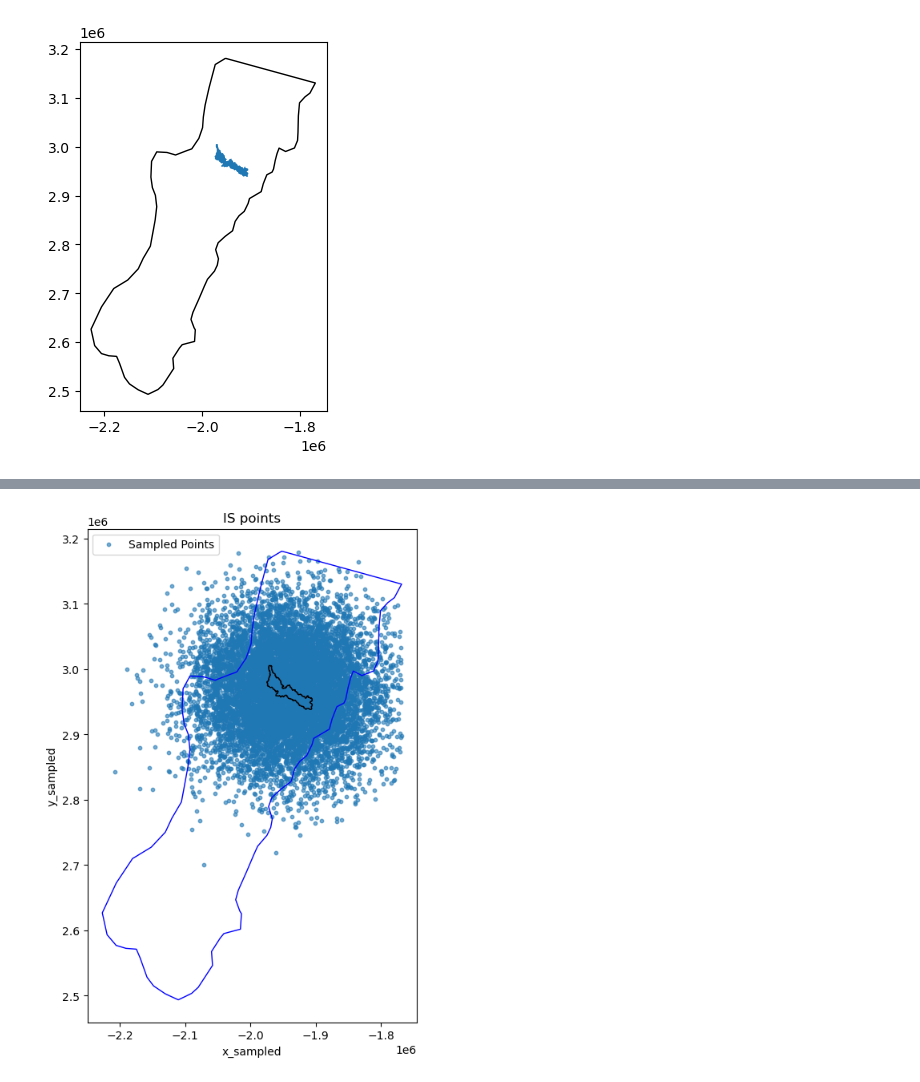
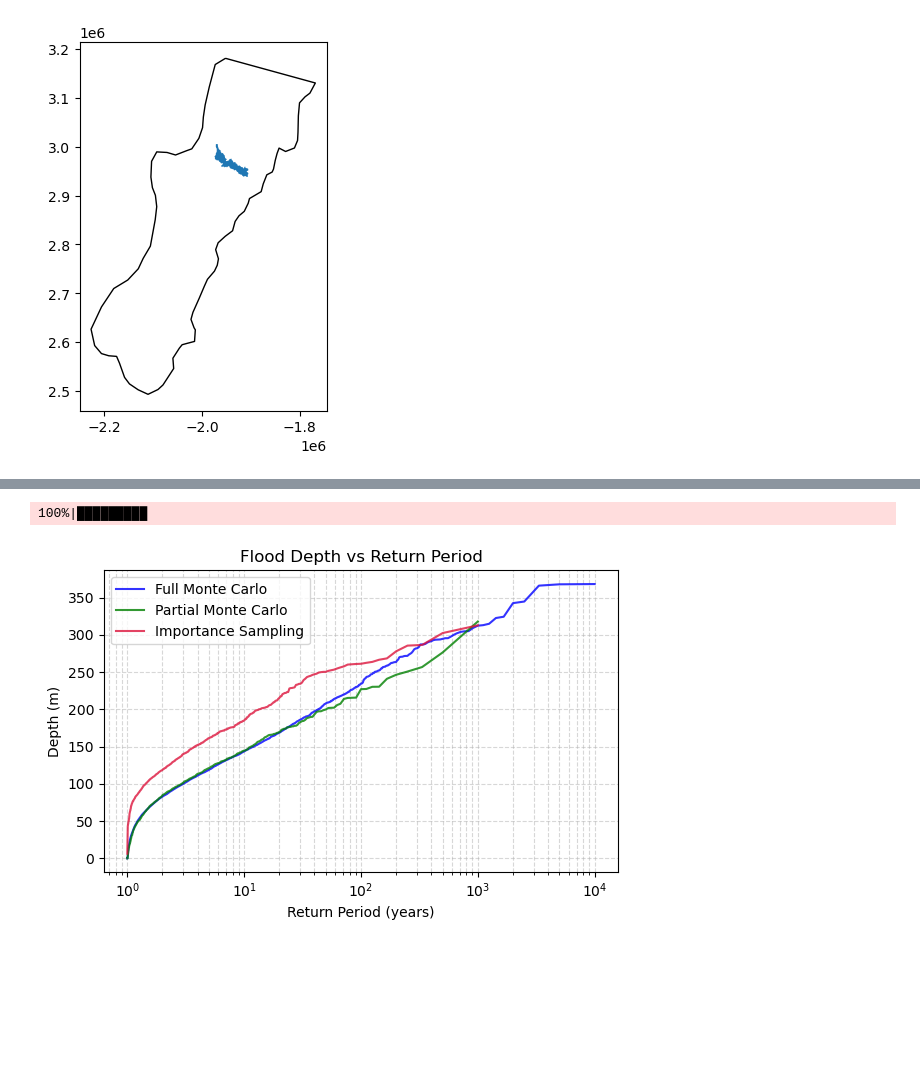
Before and after one commit to fema-ffrd/Importance-Sampling-for-SST, a Jupyter notebook: notebooks/Duwamish.ipynb, the cells around one changed output, grey strips where cells are left out. Saved outputs shown, nothing was run; the diff lists cells and outputs as text; code cells hidden in the pictures; blank space fills up the shorter version.

Commit message:
Updated methodology based on Rainy Day

```diff
--- a/notebooks/Duwamish.ipynb
+++ b/notebooks/Duwamish.ipynb
@@ -107,9 +80,0 @@ df_storm_sample_is_1 = sample_storms(df_storms, v_domain_stats, dist_x, dist_y,
-# %%
-fig, ax = plt.subplots(figsize=(8, 8))
-df_storm_sample_is_1.plot.scatter(x="x_sampled", y="y_sampled", s=10, alpha=0.6, ax=ax, label="Sampled Points")
-plt.title("IS points")
-sp_watershed.plot(ax=ax, edgecolor="black", facecolor="none", linewidth=1, label="Watershed")
-sp_domain.plot(ax=ax, edgecolor="blue", facecolor="none", linewidth=1, label="Domain")
-plt.show()
-# %% [output]
-[figure, removed]
@@ -128,0 +84,39 @@ df_depths_is_1 = compute_depths(df_storm_sample_is_1, sp_watershed)
+# %%
+# Set simulation parameters
+lam = 10                   # average number of storms per year
+n_full = 10000            # number of years to simulate
+n_part = 1000
+
+# Run the simulations
+df_full_monte = simulate_years(df_storms,v_domain_stats,sp_watershed,lam,n_full, method = 'uniform')
+df_full_monte = get_return_period(df_full_monte)
+
+df_part_monte = simulate_years(df_storms,v_domain_stats,sp_watershed,lam,n_part, method = 'uniform')
+df_part_monte = get_return_period(df_part_monte)
+
+df_part_is = simulate_years(df_storms,v_domain_stats,sp_watershed,lam,n_part, method = 'truncnorm',dist_x = dist_x, dist_y = dist_y)
+df_part_is = get_return_period(df_part_is)
+# %% [output]
+100%|█████████
+# %%
+# Plot Return Period vs Depth with better colors
+plt.figure(figsize=(6, 4))
+
+plt.semilogx(df_full_monte['return_period'], df_full_monte['depth'],
+             linestyle='-', color='blue', alpha=0.8, label='Full Monte Carlo')
+
+plt.semilogx(df_part_monte['return_period'], df_part_monte['depth'],
+             linestyle='-', color='green', alpha=0.8, label='Partial Monte Carlo')
+
+plt.semilogx(df_part_is['return_period'], df_part_is['depth'],
+             linestyle='-', color='crimson', alpha=0.8, label='Importance Sampling')
+
+plt.xlabel('Return Period (years)')
+plt.ylabel('Depth (m)')
+plt.title('Flood Depth vs Return Period')
+plt.grid(True, which='both', linestyle='--', alpha=0.5)
+plt.legend()
+plt.tight_layout()
+plt.show()
+# %% [output]
+[figure, added]
```
Also changed, not shown: parts of 14 cells of this notebook, 10 other files.
